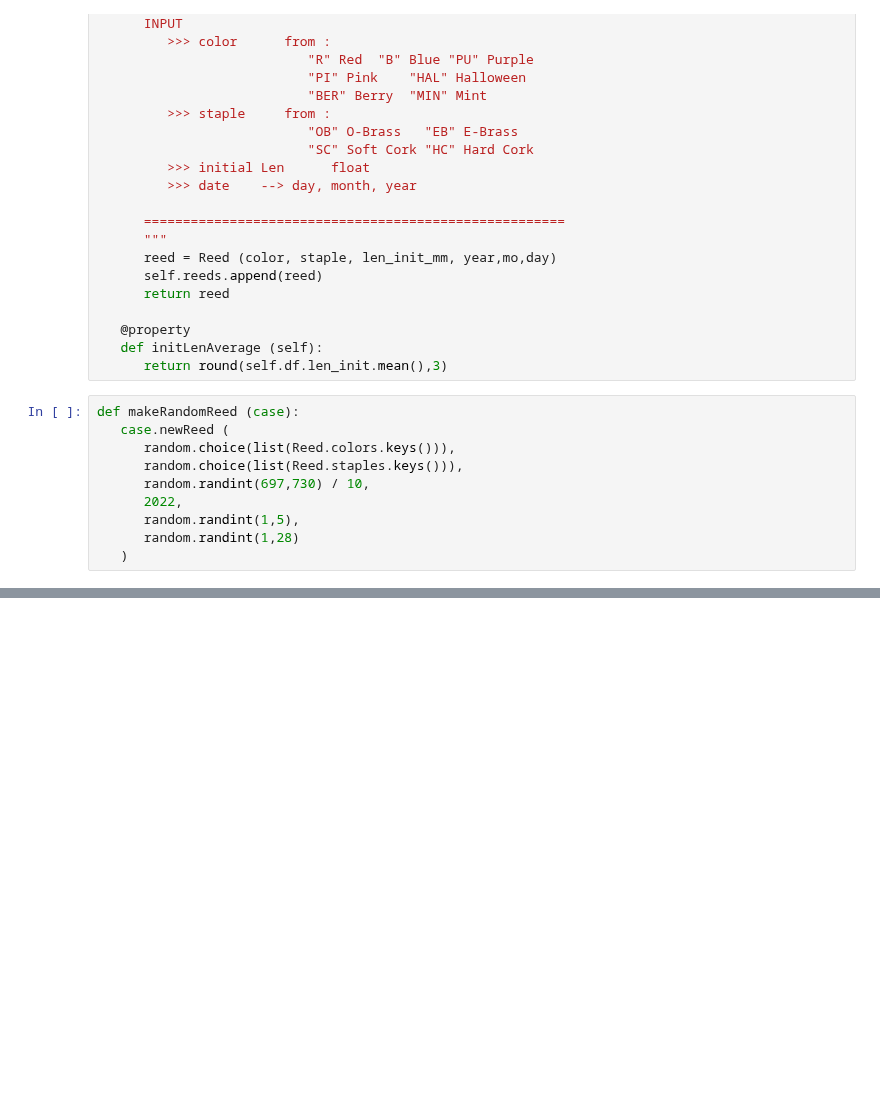
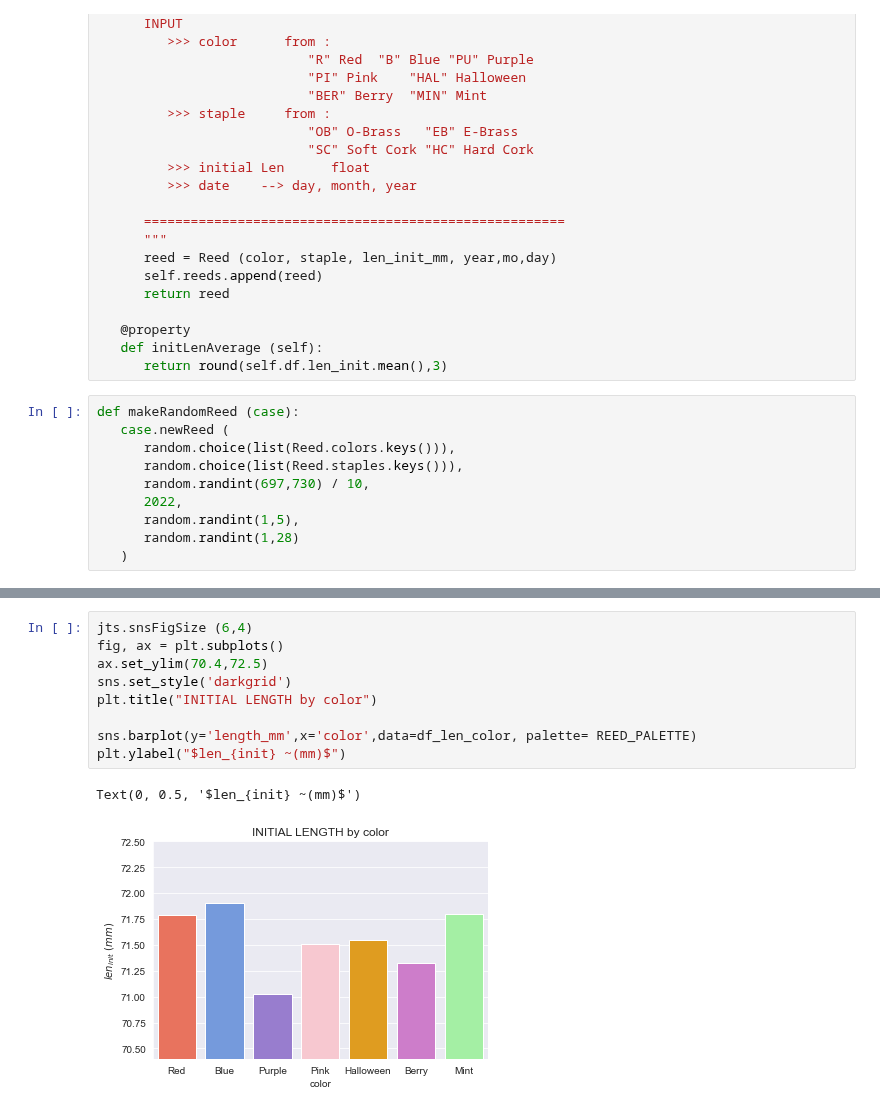
Before and after one commit to jsteinbecker/sars-cov-2, a Jupyter notebook: Reeds.ipynb, the cells around one changed output, grey strips where cells are left out. Cells and saved outputs as stored; diff of their text form; blank space fills up the shorter version.

```diff
--- a/Reeds.ipynb
+++ b/Reeds.ipynb
@@ -233,0 +218,12 @@ df = JTS.df
+# %%
+jts.snsFigSize (6,4)
+fig, ax = plt.subplots()
+ax.set_ylim(70.4,72.5)
+sns.set_style('darkgrid')
+plt.title("INITIAL LENGTH by color")
+
+sns.barplot(y='length_mm',x='color',data=df_len_color, palette= REED_PALETTE)
+plt.ylabel("$len_{init} ~(mm)$")
+# %% [output]
+Text(0, 0.5, '$len_{init} ~(mm)$')
+[figure, added]
```
Also changed, not shown: parts of 12 cells of this notebook, 10 other files.
